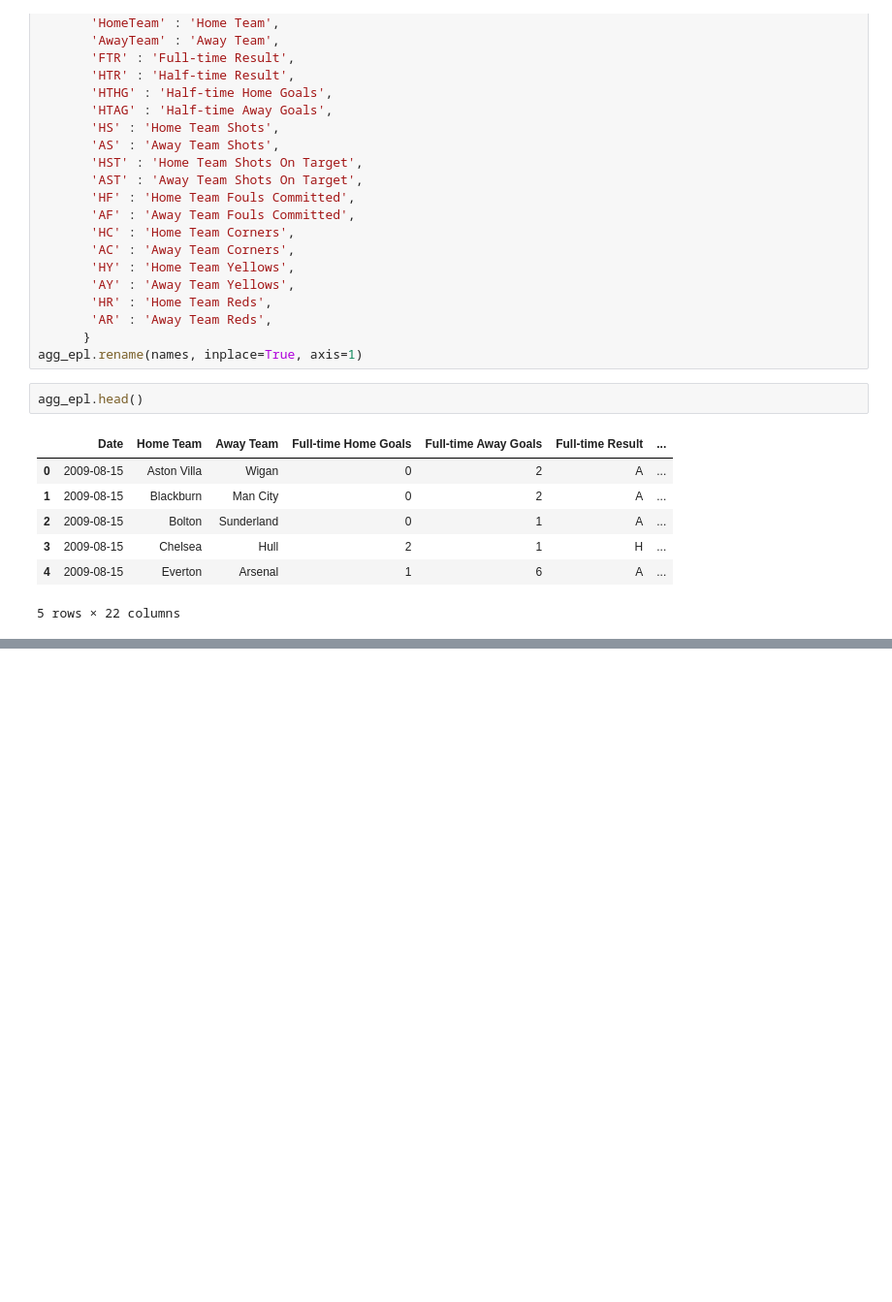
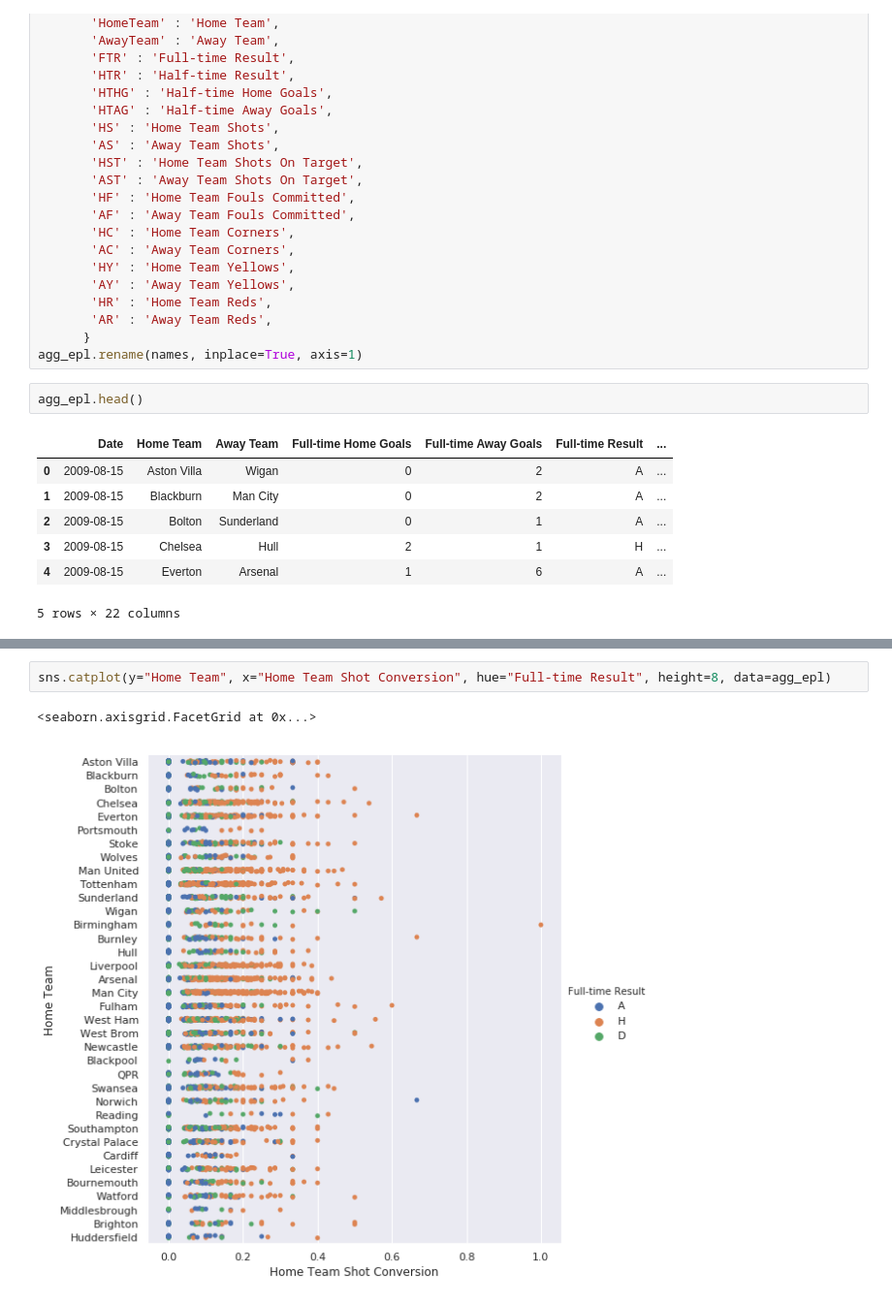
Before and after one commit to ContextLab/storytelling-with-data, a Jupyter notebook: data-stories/soccer-trends/epl_analysis.ipynb, the cells around one changed output, grey strips where cells are left out. Shown at 97% size. Cells and saved outputs as stored; diff of their text form; blank space fills up the shorter version.

```diff
--- a/data-stories/soccer-trends/epl_analysis.ipynb
+++ b/data-stories/soccer-trends/epl_analysis.ipynb
@@ -98,0 +150,5 @@ sns.countplot(y="Home Team", hue = "Full-time Result", data=agg_epl,
+# %%
+sns.catplot(y="Home Team", x="Home Team Shot Conversion", hue="Full-time Result", height=8, data=agg_epl)
+# %% [output]
+<seaborn.axisgrid.FacetGrid at 0x...>
+[figure, added]
```
Also changed, not shown: parts of 38 cells of this notebook.
